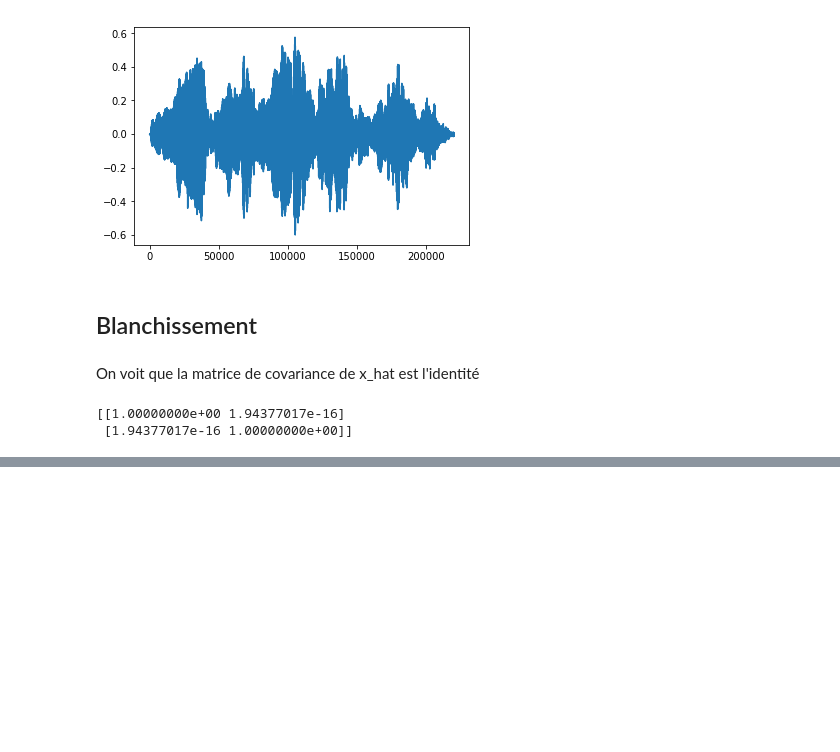
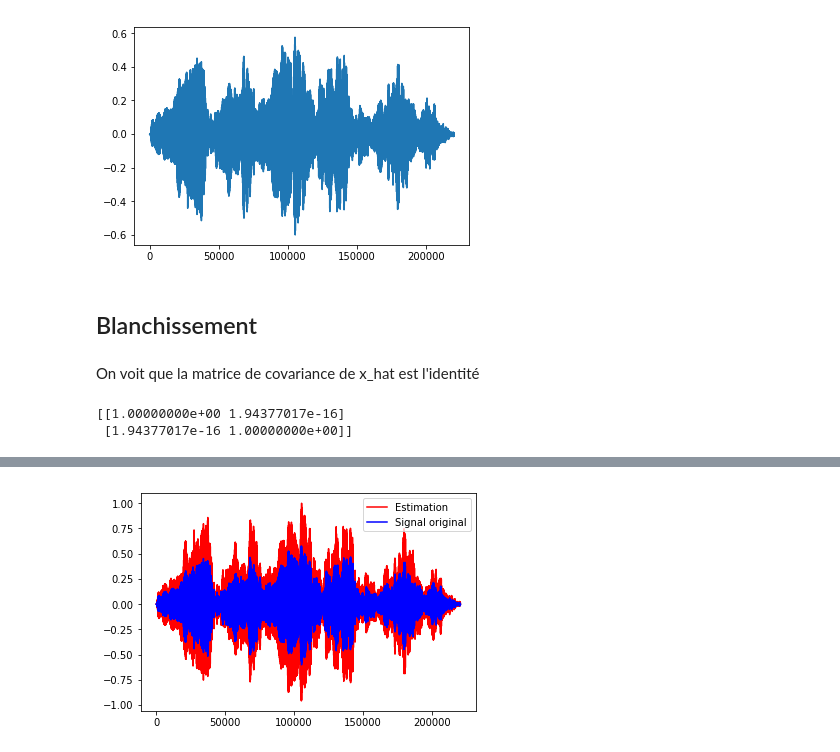
Before and after one commit to gonzaq94/Blind-source-separation, a Jupyter notebook: TP Séparation aveugle de sources - Quintana et Agudelo.ipynb, the cells around one changed output, grey strips where cells are left out. Drawn from its saved outputs; the diff is of its cells as text; code cells hidden in the pictures; blank space fills up the shorter version.

```diff
--- a/TP Séparation aveugle de sources - Quintana et Agudelo.ipynb
+++ b/TP Séparation aveugle de sources - Quintana et Agudelo.ipynb
@@ -333,0 +360,10 @@ print(w)
+# %%
+W_estime = np.row_stack(w_list)
+s_estime = np.dot(W_estime,x_hat)
+# %%
+plt.plot(s_estime[0]/max(s_estime[0]), 'r')
+plt.plot(y1, 'b')
+plt.legend(['Estimation','Signal original'])
+plt.show()
+# %% [output]
+[figure, added]
```
Also changed, not shown: parts of 34 cells of this notebook.
